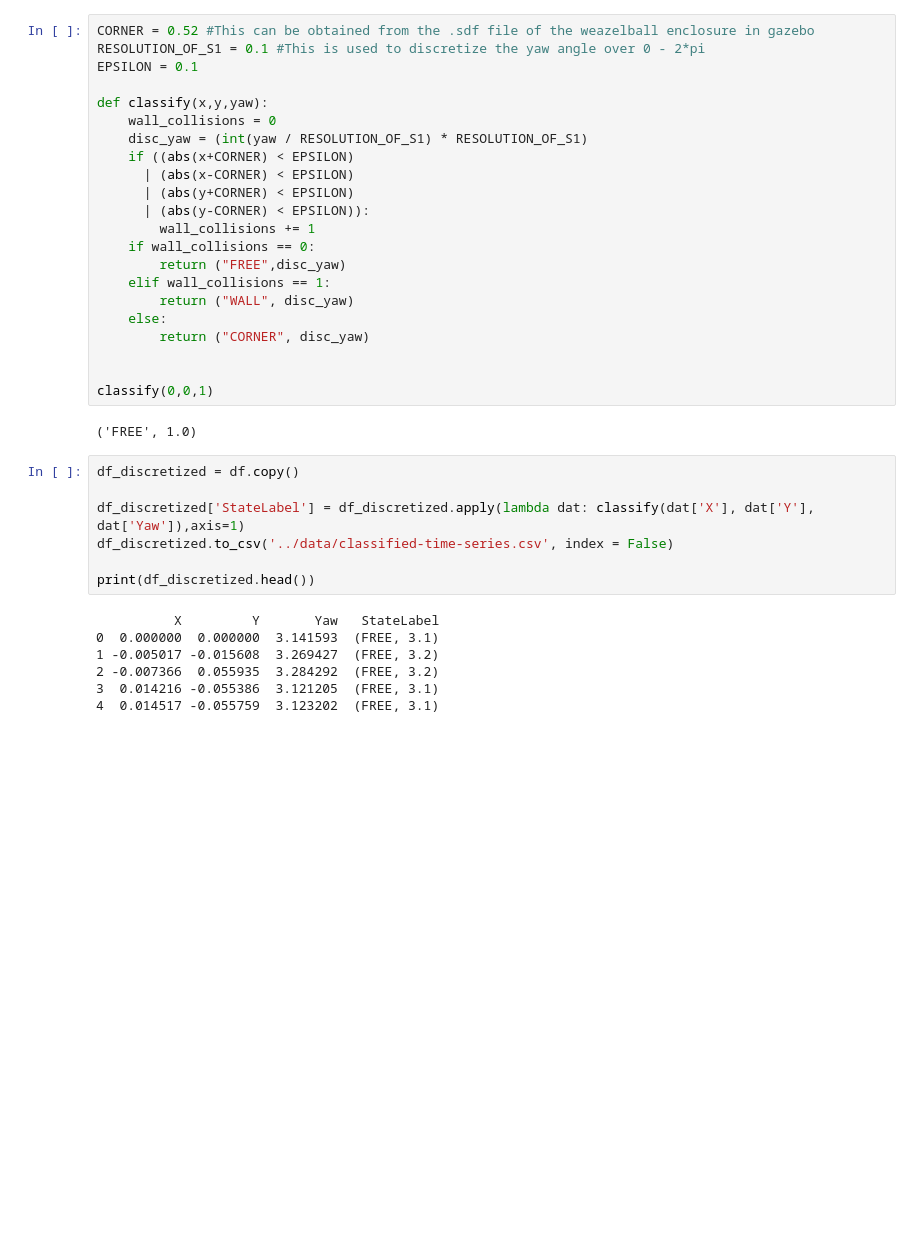
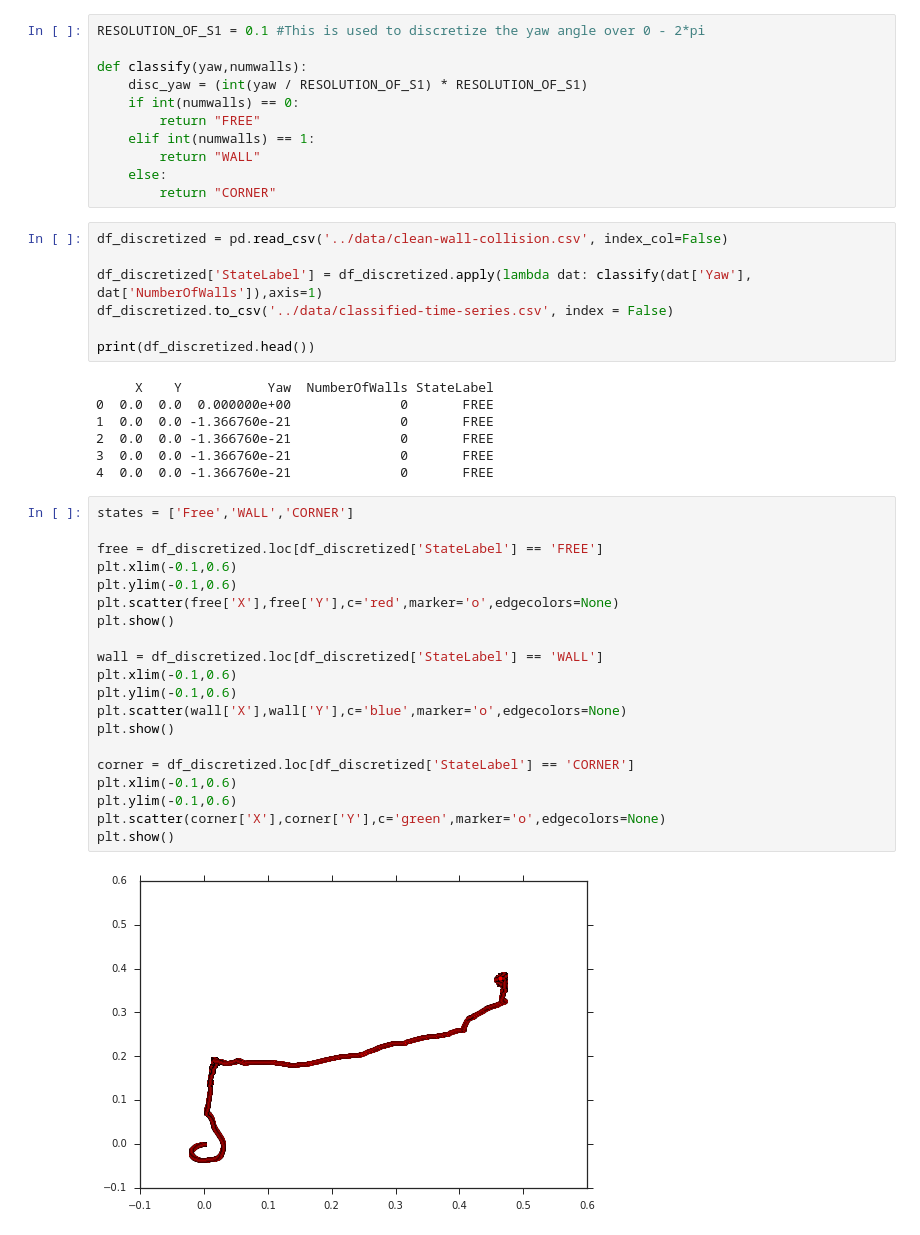
Before and after one commit to alexandroid000/self-assembly, a Jupyter notebook: dataAnalysis/develop/CoarseMarkovModel.ipynb, the cells around one changed output. Saved outputs shown, nothing was run; the diff lists cells and outputs as text; blank space fills up the shorter version.

```diff
--- a/dataAnalysis/develop/CoarseMarkovModel.ipynb
+++ b/dataAnalysis/develop/CoarseMarkovModel.ipynb
@@ -28,38 +32,47 @@ print(df.head())
 # %%
-CORNER = 0.52 #This can be obtained from the .sdf file of the weazelball enclosure in gazebo
 RESOLUTION_OF_S1 = 0.1 #This is used to discretize the yaw angle over 0 - 2*pi
-EPSILON = 0.1
 
-def classify(x,y,yaw):
-    wall_collisions = 0
+def classify(yaw,numwalls):
     disc_yaw = (int(yaw / RESOLUTION_OF_S1) * RESOLUTION_OF_S1)
-    if ((abs(x+CORNER) < EPSILON)
-      | (abs(x-CORNER) < EPSILON)
-      | (abs(y+CORNER) < EPSILON)
-      | (abs(y-CORNER) < EPSILON)):
-        wall_collisions += 1
-    if wall_collisions == 0:
-        return ("FREE",disc_yaw)
-    elif wall_collisions == 1:
-        return ("WALL", disc_yaw)
+    if int(numwalls) == 0:
+        return "FREE"
+    elif int(numwalls) == 1:
+        return "WALL"
     else:
-        return ("CORNER", disc_yaw)
-
-
-classify(0,0,1)
+        return "CORNER"
-# %% [output]
-('FREE', 1.0)
 # %%
-df_discretized = df.copy()
+df_discretized = pd.read_csv('../data/clean-wall-collision.csv', index_col=False)
 
-df_discretized['StateLabel'] = df_discretized.apply(lambda dat: classify(dat['X'], dat['Y'], dat['Yaw']),axis=1)
+df_discretized['StateLabel'] = df_discretized.apply(lambda dat: classify(dat['Yaw'], dat['NumberOfWalls']),axis=1)
 df_discretized.to_csv('../data/classified-time-series.csv', index = False)
 
 print(df_discretized.head())
 # %% [output]
-          X         Y       Yaw   StateLabel
-0  0.000000  0.000000  3.141593  (FREE, 3.1)
-1 -0.005017 -0.015608  3.269427  (FREE, 3.2)
-2 -0.007366  0.055935  3.284292  (FREE, 3.2)
-3  0.014216 -0.055386  3.121205  (FREE, 3.1)
-4  0.014517 -0.055759  3.123202  (FREE, 3.1)
+     X    Y           Yaw  NumberOfWalls StateLabel
+0  0.0  0.0  0.000000e+00              0       FREE
+1  0.0  0.0 -1.366760e-21              0       FREE
+2  0.0  0.0 -1.366760e-21              0       FREE
+3  0.0  0.0 -1.366760e-21              0       FREE
+4  0.0  0.0 -1.366760e-21              0       FREE
+# %%
+states = ['Free','WALL','CORNER']
+
+free = df_discretized.loc[df_discretized['StateLabel'] == 'FREE']
+plt.xlim(-0.1,0.6)
+plt.ylim(-0.1,0.6)
+plt.scatter(free['X'],free['Y'],c='red',marker='o',edgecolors=None)
+plt.show()
+
+wall = df_discretized.loc[df_discretized['StateLabel'] == 'WALL']
+plt.xlim(-0.1,0.6)
+plt.ylim(-0.1,0.6)
+plt.scatter(wall['X'],wall['Y'],c='blue',marker='o',edgecolors=None)
+plt.show()
+
+corner = df_discretized.loc[df_discretized['StateLabel'] == 'CORNER']
+plt.xlim(-0.1,0.6)
+plt.ylim(-0.1,0.6)
+plt.scatter(corner['X'],corner['Y'],c='green',marker='o',edgecolors=None)
+plt.show()
+# %% [output]
+[figure, added]
```
Also changed, not shown: parts of 3 cells of this notebook, 2 other files.
